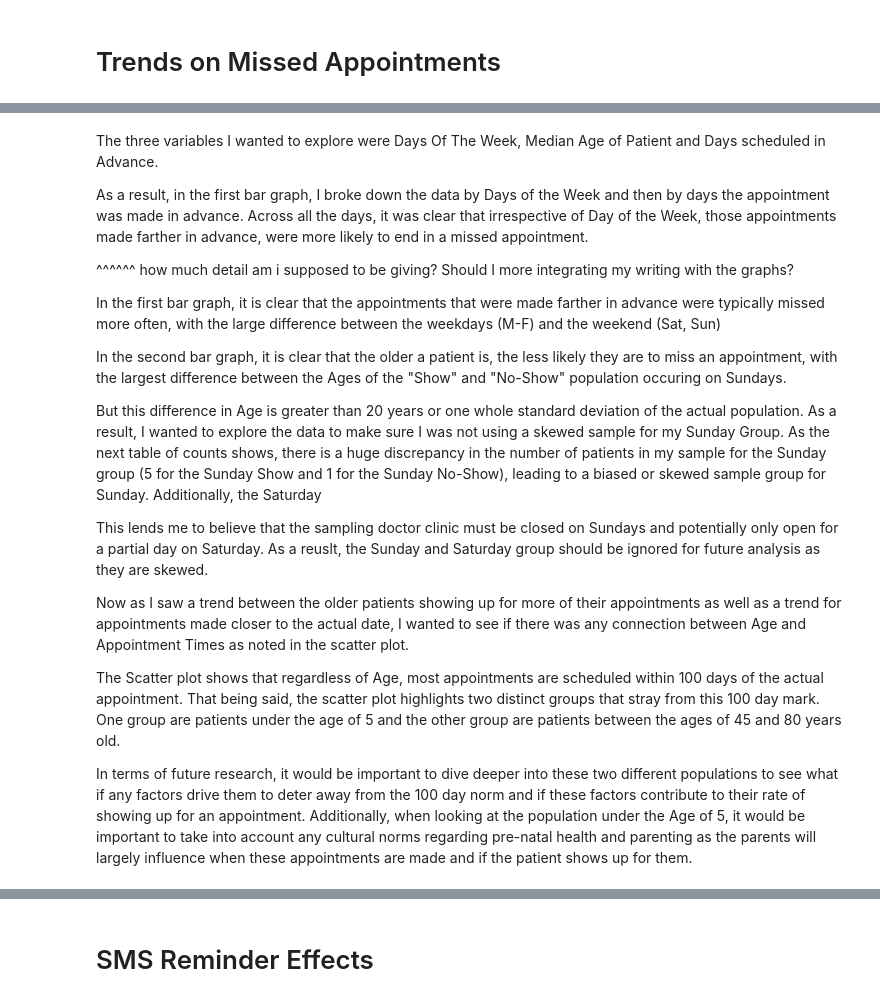
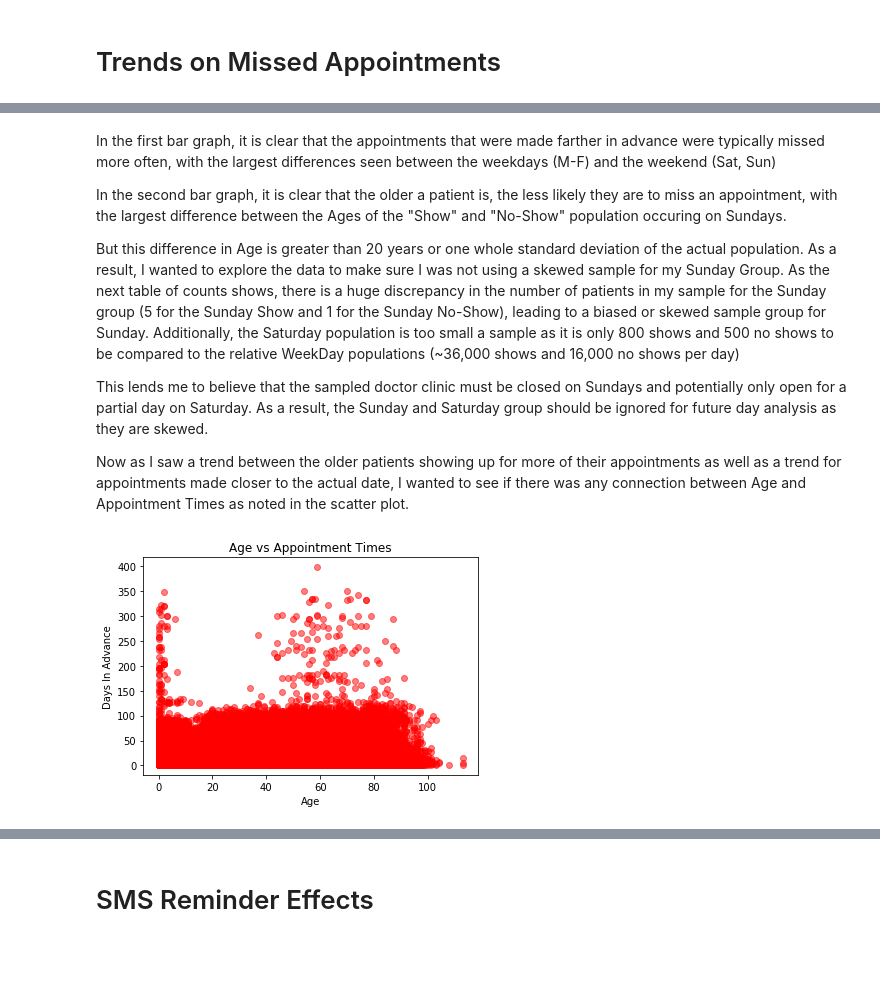
Before and after one commit to sbschechner/DataScienceCapstone, a Jupyter notebook: Capstone - Patient Data.ipynb, the cells around one changed output, grey strips where cells are left out. Saved outputs shown, nothing was run; the diff lists cells and outputs as text; code cells hidden in the pictures; blank space fills up the shorter version.

```diff
--- a/Capstone - Patient Data.ipynb
+++ b/Capstone - Patient Data.ipynb
@@ -198,22 +186,27 @@ Name: Age, dtype: int64
 # %% [markdown]
-The three variables I wanted to explore were Days Of The Week, Median Age of Patient and Days scheduled in Advance.
-
-As a result, in the first bar graph, I broke down the data by Days of the Week and then by days the appointment was made in advance. Across all the days, it was clear that irrespective of Day of the Week, those appointments made farther in advance, were more likely to end in a missed appointment.
-
-^^^^^^ how much detail am i supposed to be giving? Should I more integrating my writing with the graphs?
-
-
-
-In the first bar graph, it is clear that the appointments that were made farther in advance were typically missed more often, with the large difference between the weekdays (M-F) and the weekend (Sat, Sun)
+In the first bar graph, it is clear that the appointments that were made farther in advance were typically missed more often, with the largest differences seen between the weekdays (M-F) and the weekend (Sat, Sun)
 
 In the second bar graph, it is clear that the older a patient is, the less likely they are to miss an appointment, with the largest difference between the Ages of the "Show" and "No-Show" population occuring on Sundays.
 
-But this difference in Age is greater than 20 years or one whole standard deviation of the actual population. As a result, I wanted to explore the data to make sure I was not using a skewed sample for my Sunday Group. As the next table of counts shows, there is a huge discrepancy in the number of patients in my sample for the Sunday group (5 for the Sunday Show and 1 for the Sunday No-Show), leading to a biased or skewed sample group for Sunday. Additionally, the Saturday
+But this difference in Age is greater than 20 years or one whole standard deviation of the actual population. As a result, I wanted to explore the data to make sure I was not using a skewed sample for my Sunday Group. As the next table of counts shows, there is a huge discrepancy in the number of patients in my sample for the Sunday group (5 for the Sunday Show and 1 for the Sunday No-Show), leading to a biased or skewed sample group for Sunday. Additionally, the Saturday population is too small a sample as it is only 800 shows and 500 no shows to be compared to the relative WeekDay populations (~36,000 shows and 16,000 no shows per day)
 
-This lends me to believe that the sampling doctor clinic must be closed on Sundays and potentially only open for a partial day on Saturday. As a reuslt, the Sunday and Saturday group should be ignored for future analysis as they are skewed.
+This lends me to believe that the sampled doctor clinic must be closed on Sundays and potentially only open for a partial day on Saturday. As a result, the Sunday and Saturday group should be ignored for future day analysis as they are skewed.
 
 Now as I saw a trend between the older patients showing up for more of their appointments as well as a trend for appointments made closer to the actual date, I wanted to see if there was any connection between Age and Appointment Times as noted in the scatter plot.
-
-The Scatter plot shows that regardless of Age, most appointments are scheduled within 100 days of the actual appointment. That being said, the scatter plot highlights two distinct groups that stray from this 100 day mark. One group are patients under the age of 5 and the other group are patients between the ages of 45 and 80 years old.
-
-In terms of future research, it would be important to dive deeper into these two different populations to see what if any factors drive them to deter away from the 100 day norm and if these factors contribute to their rate of showing up for an appointment. Additionally, when looking at the population under the Age of 5, it would be important to take into account any cultural norms regarding pre-natal health and parenting as the parents will largely influence when these appointments are made and if the patient shows up for them.
+# %%
+##print(day_split_show) ## should probably figure out how to get days of the week in order?
+##print(day_split_no_show)
+
+The three variables I wanted to explore were Days Of The Week, Median Age of Patient and Days scheduled in Advance.
+
+As a result, in the first bar graph, I broke down the data by Days of the Week and then by days the appointment was made in advance. Across all the days, it was clear that irrespective of Day of the Week, those appointments made farther in advance, were more likely to end in a missed appointment.
+
+^^^^^^ how much detail am i supposed to be giving? Should I more integrating my writing with the graphs?
+
+plt.scatter(x=patient_data['Age'].abs(), y=patient_data['AwaitingTime'].abs(), color='red', alpha=0.5)
+plt.xlabel('Age')
+plt.ylabel('Days In Advance')
+plt.title('Age vs Appointment Times')
+plt.show()
+# %% [output]
+[figure, added]
```
Also changed, not shown: parts of 5 cells of this notebook.
